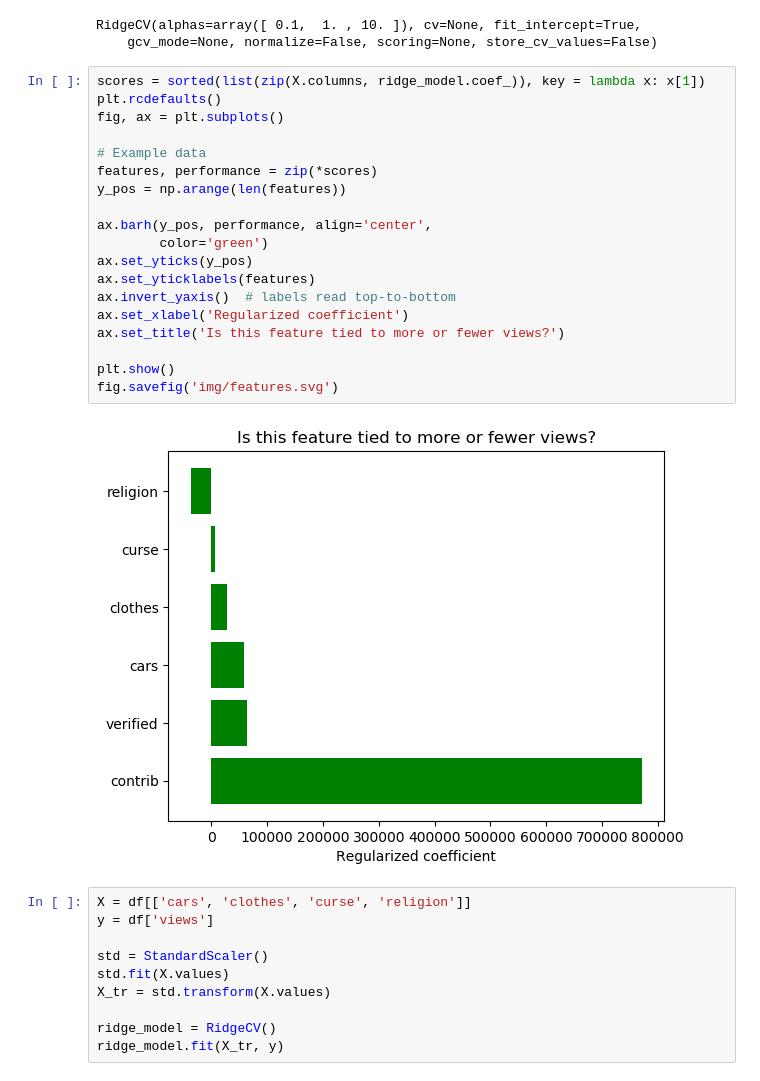
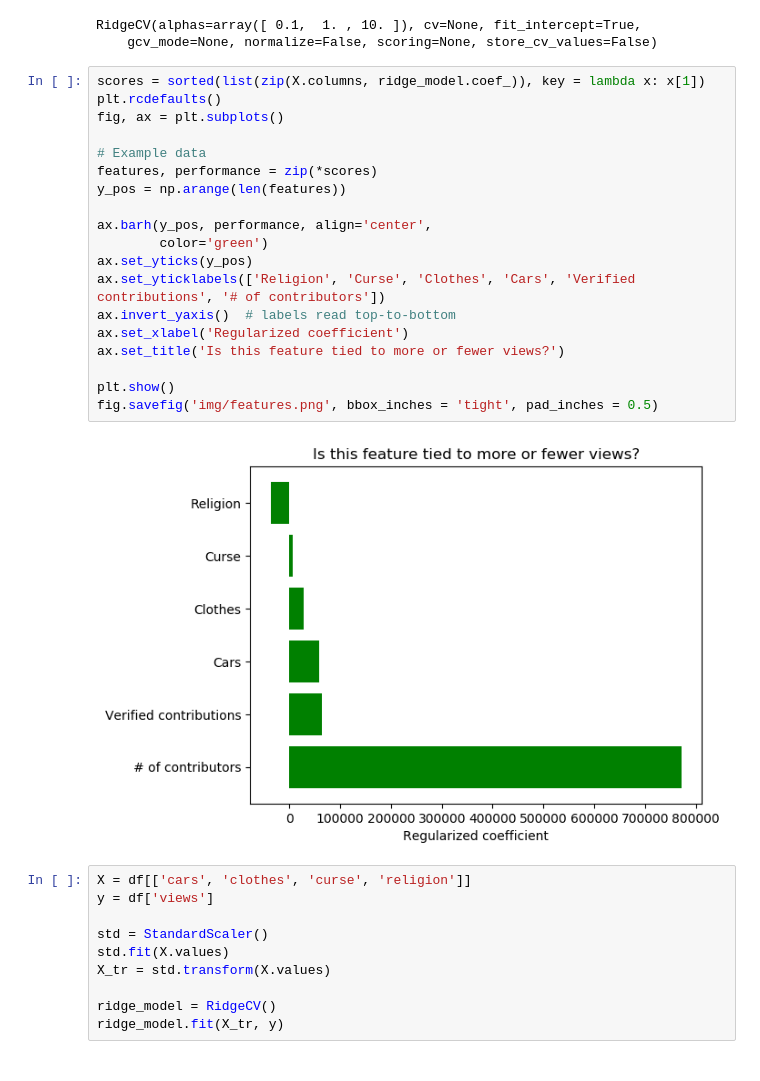
Before and after one commit to natdennett/luther, a Jupyter notebook: modeling.ipynb, the cells around one changed output. Saved outputs shown, nothing was run; the diff lists cells and outputs as text.

```diff
--- a/modeling.ipynb
+++ b/modeling.ipynb
@@ -91,24 +91,24 @@ RidgeCV(alphas=array([ 0.1,  1. , 10. ]), cv=None, fit_intercept=True,
 # %%
 scores = sorted(list(zip(X.columns, ridge_model.coef_)), key = lambda x: x[1])
 plt.rcdefaults()
 fig, ax = plt.subplots()
 
 # Example data
 features, performance = zip(*scores)
 y_pos = np.arange(len(features))
 
 ax.barh(y_pos, performance, align='center',
         color='green')
 ax.set_yticks(y_pos)
-ax.set_yticklabels(features)
+ax.set_yticklabels(['Religion', 'Curse', 'Clothes', 'Cars', 'Verified contributions', '# of contributors'])
 ax.invert_yaxis()  # labels read top-to-bottom
 ax.set_xlabel('Regularized coefficient')
 ax.set_title('Is this feature tied to more or fewer views?')
 
 plt.show()
-fig.savefig('img/features.svg')
+fig.savefig('img/features.png', bbox_inches = 'tight', pad_inches = 0.5)
 # %% [output]
-[figure, old version]
+[figure, new version]
 # %%
 X = df[['cars', 'clothes', 'curse', 'religion']]
 y = df['views']
```
Also changed, not shown: parts of 3 cells of this notebook.
